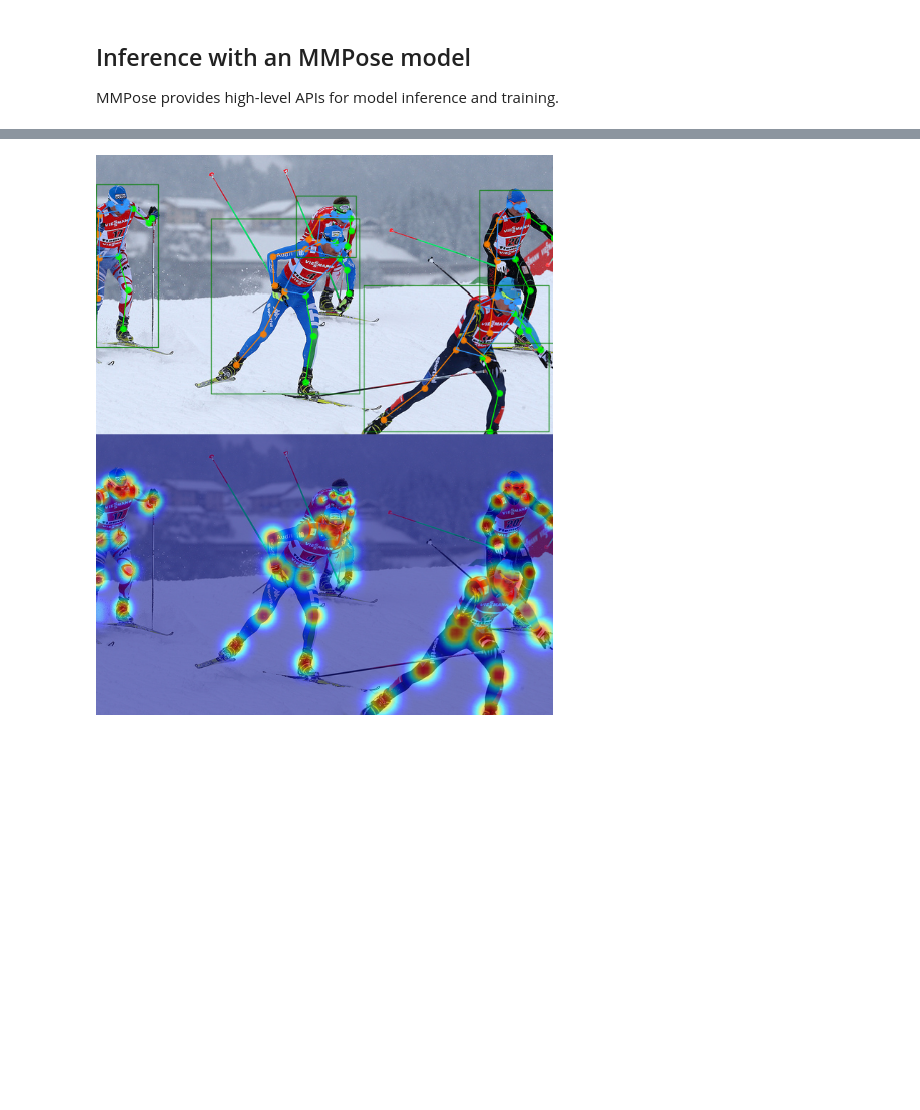
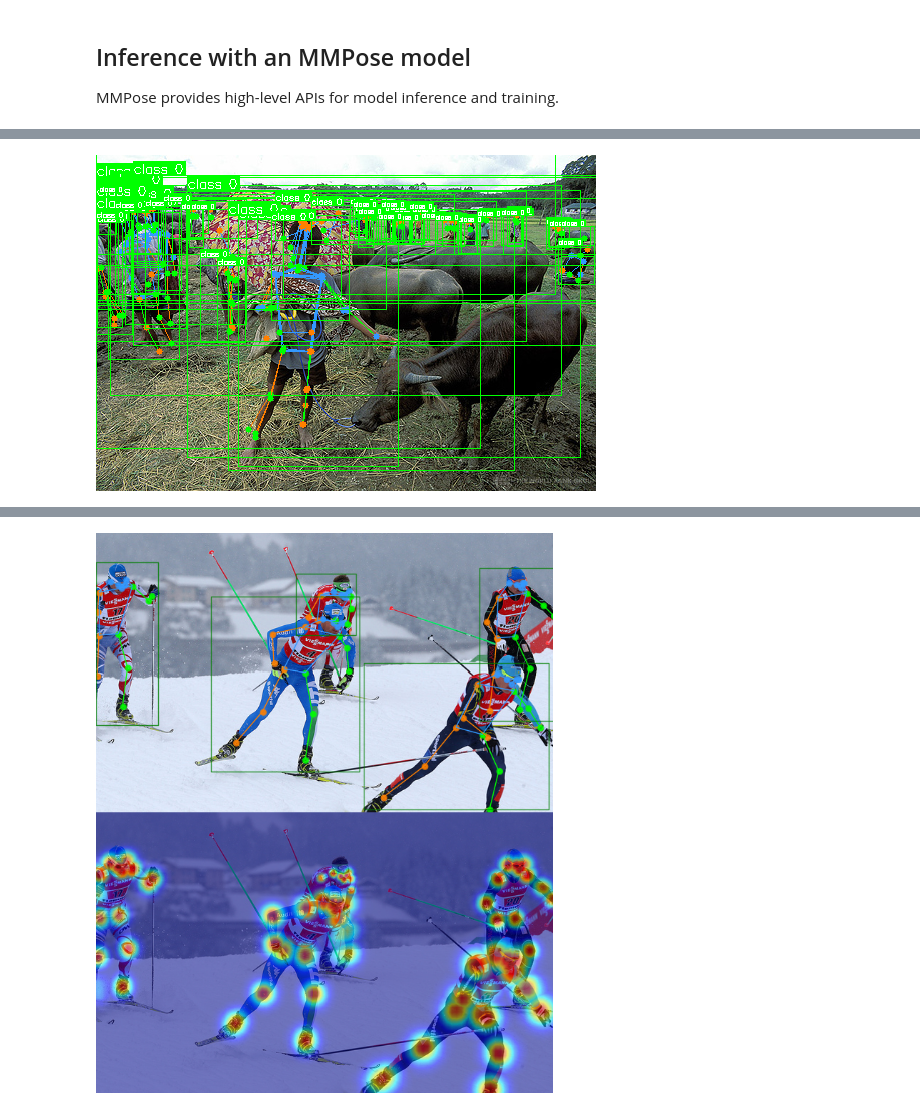
Before and after one commit to Mori0000/mmpose_old, a Jupyter notebook: MMPose_Tutorial.ipynb, the cells around one changed output, grey strips where cells are left out. Drawn from its saved outputs; the diff is of its cells as text; code cells hidden in the pictures; blank space fills up the shorter version.

```diff
--- a/MMPose_Tutorial.ipynb
+++ b/MMPose_Tutorial.ipynb
@@ -197,0 +195,11 @@ vis_result = visualizer.get_image()
+# %%
+from IPython.display import Image, display
+import tempfile
+import os.path as osp
+import cv2
+with tempfile.TemporaryDirectory() as tmpdir:
+    file_name = osp.join(tmpdir, 'pose_results.png')
+    cv2.imwrite(file_name, vis_result[:,:,::-1])
+    display(Image(file_name))
+# %% [output]
+[figure, added]
```
Also changed, not shown: parts of 5 cells of this notebook, 9 other files.
